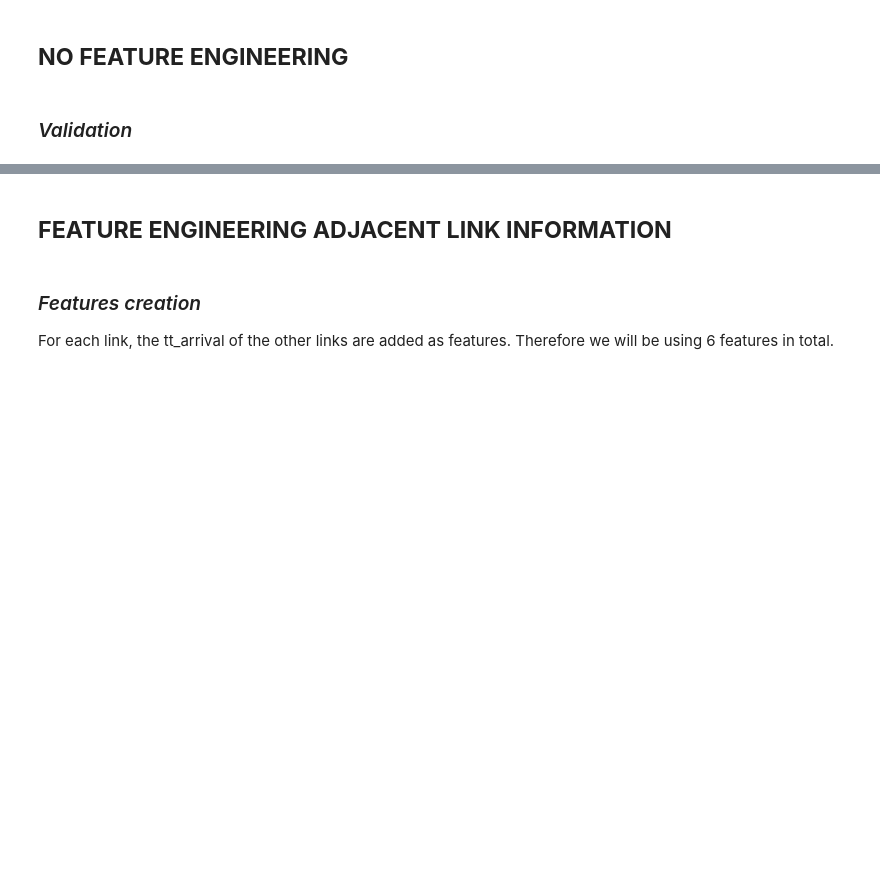
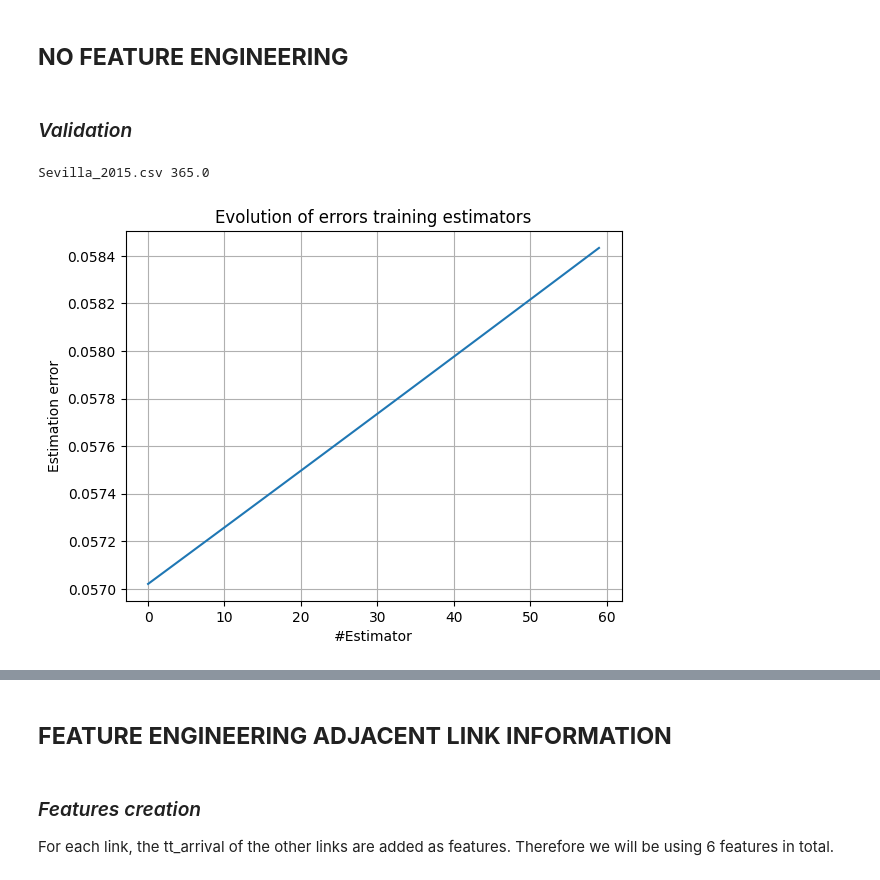
Before and after one commit to 4datascience/Traffic, a Jupyter notebook: Feature_engineering.ipynb, the cells around one changed output, grey strips where cells are left out. Drawn from its saved outputs; the diff is of its cells as text; code cells hidden in the pictures; blank space fills up the shorter version.

```diff
--- a/Feature_engineering.ipynb
+++ b/Feature_engineering.ipynb
@@ -569,6 +561,32 @@ LINK 6
 ## **NO FEATURE ENGINEERING**
 # %% [markdown]
 ### *Validation*
+# %%
+training = []
+validation = []
+total_size = 0
+
+directory = '/content/drive/MyDrive/Traffic/data/processed/'
+for filename in os.listdir(directory):
+    f = os.path.join(directory, filename)
+    df=pd.read_csv(f)
+    print(f'{filename} {df.shape[0]/(60*24*6)}')
+    df["date"] = pd.to_datetime(df["date"], format='%d-%b-%Y %H:%M:%S')
+    df = df.set_index("date")
+    Y = df.shift(-PREDICTED_MINUTES_AHEAD, freq='min')[['link_id', 'LOS_dep']]
+    # Training set
+    X = df.loc[(df.index.day < 20)][['link_id', 'tt_arr']]
+    training.append( pd.merge(X, Y, on=['date', 'link_id'], how='inner') )
+    # Validation set
+    X = df.loc[~(df.index.day < 20)][['link_id', 'tt_arr']]
+    validation.append( pd.merge(X, Y, on=['date', 'link_id'], how='inner') )
+    total_size += df.shape[0]
+    break
+del df
+training_df = pd.concat(training)
+validation_df = pd.concat(validation)
+# %% [output]
+Sevilla_2015.csv 365.0
 # %%
 for LINK in range(5,11):
     print(f"LINK {LINK}")
@@ -667,3 +695,13 @@ class RusBoostClassifier:
+# %%
+fig, ax = plt.subplots()
+ax.plot(np.arange(model.n_estimators), model.estimator_errors_)
+
+ax.set(xlabel='#Estimator', ylabel='Estimation error',
+       title='Evolution of errors training estimators')
+ax.grid()
+plt.show()
+# %% [output]
+[figure, added]
 # %%
 for LINK in range(5,11):
     print(f"LINK {LINK}")
```
Also changed, not shown: parts of 5 cells of this notebook.
